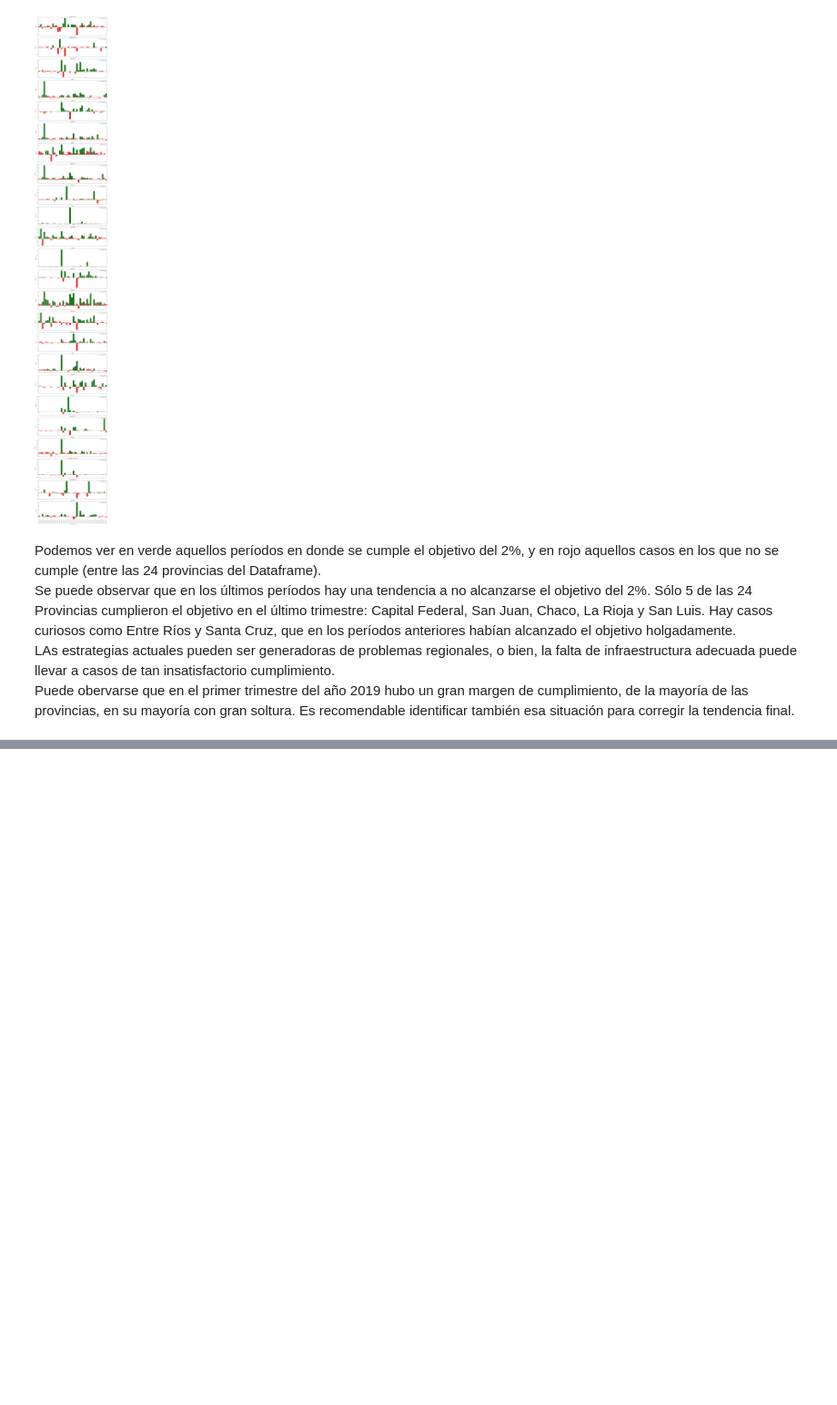
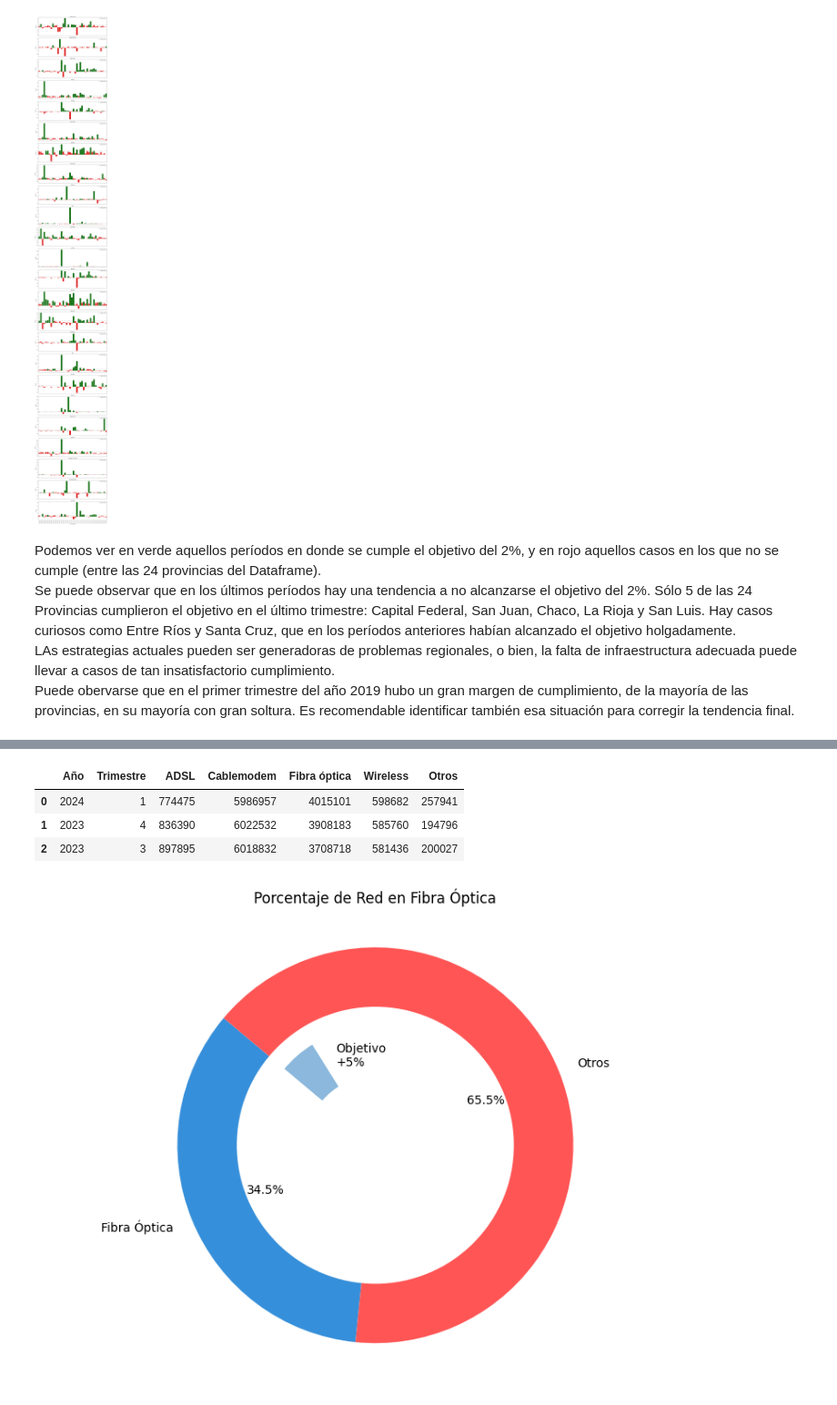
Before and after one commit to gastorellano/Proyecto_telecomunicaciones, a Jupyter notebook: Notebooks/KPIs.ipynb, the cells around one changed output, grey strips where cells are left out. Shown at 91% size. Cells and saved outputs as stored; diff of their text form; code cells hidden in the pictures; blank space fills up the shorter version.

```diff
--- a/Notebooks/KPIs.ipynb
+++ b/Notebooks/KPIs.ipynb
@@ -72,0 +85,56 @@ Puede obervarse que en el primer trimestre del año 2019 hubo un gran margen de
+# %%
+df_kpi2 = pd.read_csv(r'C:\Users\GASTON\Desktop\PI2\DATA\Totales Accesos Por Tecnología.csv')
+df_kpi2.head(3)
+# %% [output]
+|  | Año | Trimestre | ADSL | Cablemodem | Fibra óptica | Wireless | Otros |
+| 0 | 2024 | 1 | 774475 | 5986957 | 4015101 | 598682 | 257941 |
+| 1 | 2023 | 4 | 836390 | 6022532 | 3908183 | 585760 | 194796 |
+| 2 | 2023 | 3 | 897895 | 6018832 | 3708718 | 581436 | 200027 |
+# %%
+df_kpi2['Periodo'] = df_kpi2['Año'].astype(str) + 'T' + df_kpi2['Trimestre'].astype(str) #SE crea PERIODO
+df_kpi2['Accesos Totales'] = df_kpi2[['ADSL', 'Cablemodem', 'Fibra óptica', 'Wireless', 'Otros']].sum(axis=1)
+df_kpi2['Porcentaje Fibra Óptica'] = (df_kpi2['Fibra óptica'] / df_kpi2['Accesos Totales']) * 100
+# %%
+# Obtener el PReFO del último periodo para la provincia específica
+Porcentaje_FO = df_kpi2.loc[df_kpi2['Periodo'] == df_kpi2['Periodo'].max(), 'Porcentaje Fibra Óptica'].values[0]
+
+# Definir el objetivo de crecimiento
+objetivo = 5
+
+# Calcular el porcentaje de accesos que no son fibra óptica
+otros_accesos = 100 - Porcentaje_FO
+
+# Etiquetas y datos para el gráfico de dona
+labels = ['Fibra Óptica', 'Otros']
+sizes = [Porcentaje_FO, otros_accesos]
+colors = ['#368FDA', '#ff5555']  # Colores para los segmentos
+
+# Crear el gráfico de dona
+fig, ax = plt.subplots(figsize=(8, 6))
+ax.pie(sizes, labels=labels, colors=colors, autopct='%1.1f%%', startangle=140)
+plt.title('Porcentaje de Red en Fibra Óptica')
+plt.axis('equal')  # Asegura que el gráfico sea un círculo
+
+# Crear el gráfico de dona adicional para el objetivo
+objective_sizes = [objetivo, 100 - objetivo]
+objective_labels = ['', '']
+objective_colors = ['#8BB8DC', '#ffffff']
+
+# Crear el gráfico de dona pequeño en el centro
+centre_circle = plt.Circle((0, 0), 0.70, fc='white')
+ax.add_artist(centre_circle)
+
+
+# Agregar el texto del objetivo en el centro
+ax.text(-0.2, 0.4, f'Objetivo\n+{objetivo}%', fontsize=10, color='black')
+
+# Crear el gráfico de dona adicional en el centro
+ax.pie(objective_sizes, labels=objective_labels, colors=objective_colors, startangle=122, radius=0.60)
+
+inner_circle = plt.Circle((0, 0), 0.35, fc='white')
+ax.add_artist(inner_circle)
+
+plt.tight_layout()
+plt.show()
+# %% [output]
+[figure, added]
```
Also changed, not shown: parts of 16 cells of this notebook, 3 other files.
